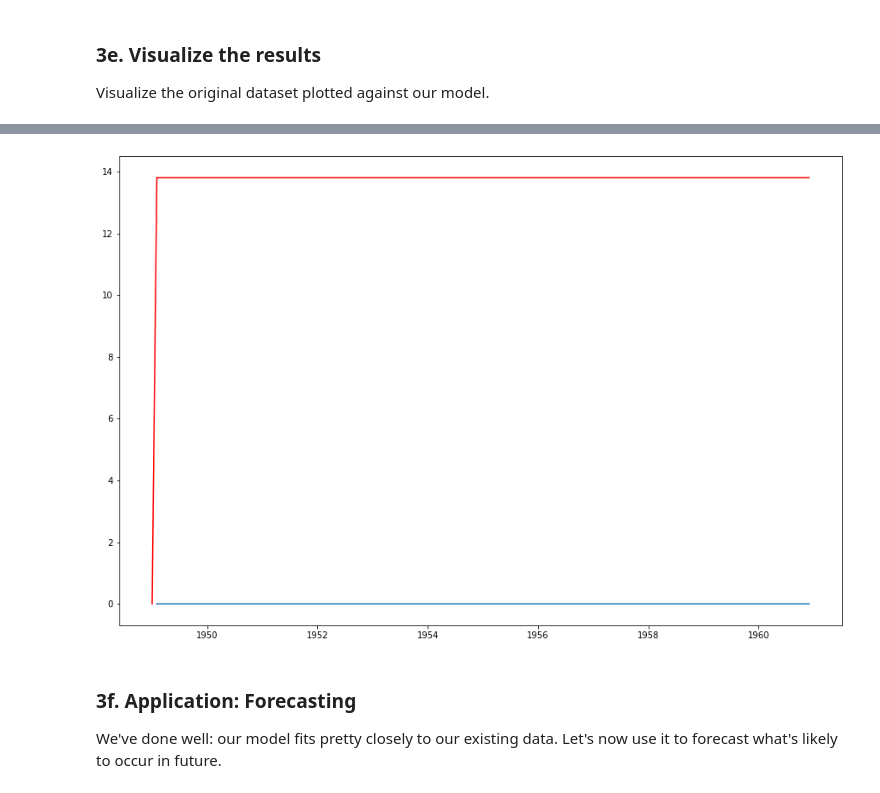
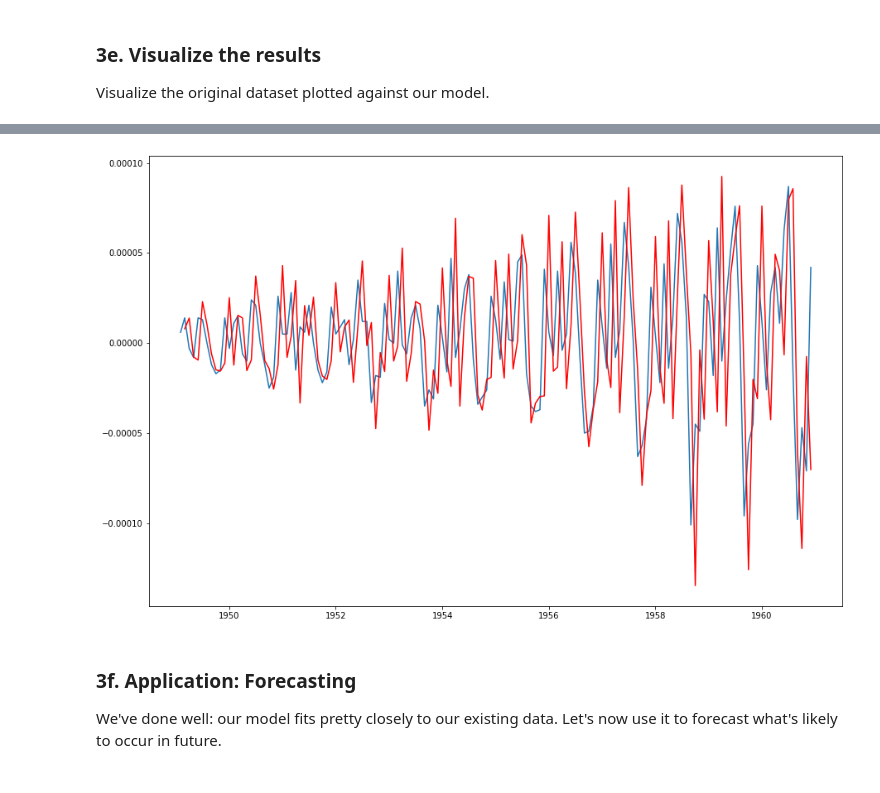
Before and after one commit to kstoudt/Springboard, a Jupyter notebook: 21. Time Series Analysis/Cowboys&CigrettesCaseStudy/Cowboy Cigarettes Case Study - Tier 3.ipynb, the cells around one changed output, grey strips where cells are left out. Cells and saved outputs as stored; diff of their text form; code cells hidden in the pictures.

```diff
--- a/21. Time Series Analysis/Cowboys&CigrettesCaseStudy/Cowboy Cigarettes Case Study - Tier 3.ipynb
+++ b/21. Time Series Analysis/Cowboys&CigrettesCaseStudy/Cowboy Cigarettes Case Study - Tier 3.ipynb
@@ -449,9 +472,9 @@ Visualize the original dataset plotted against our model.
 # %%
 plt.figure(figsize=(15,10))
 plt.plot(y_log.diff())
-plt.plot(model_fit.predict(), color = 'red');
+plt.plot(model_fit.predict(1).diff(), color = 'red');
 # %% [output]
-[figure, old version]
+[figure, new version]
 # %% [markdown]
 ### 3f. Application: Forecasting
 
```
Also changed, not shown: parts of 12 cells of this notebook.
